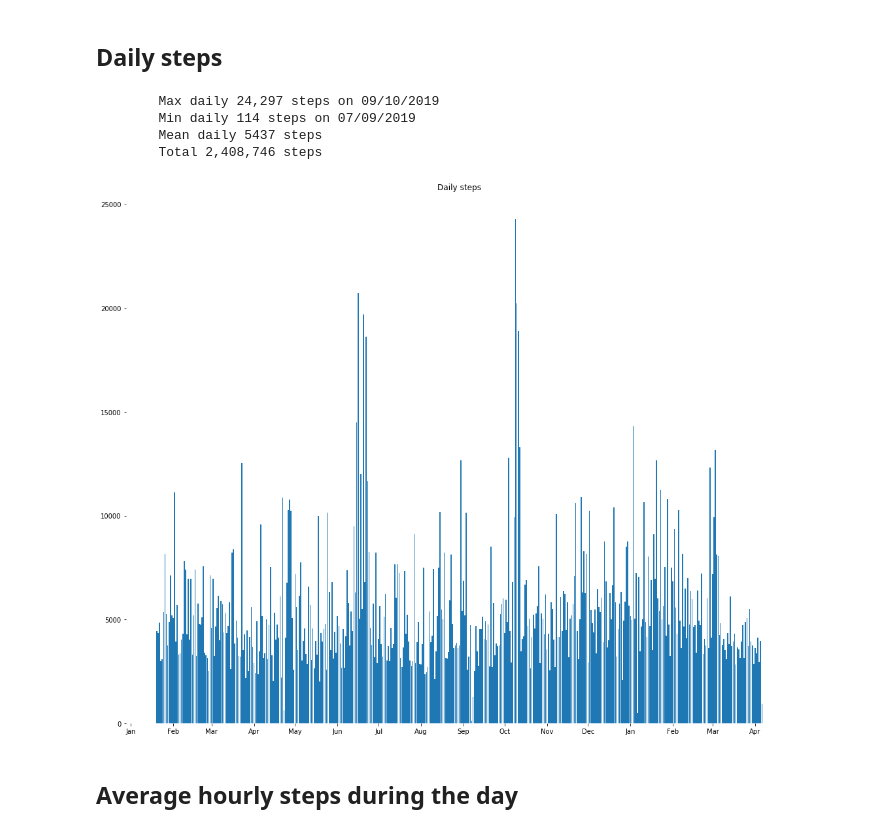
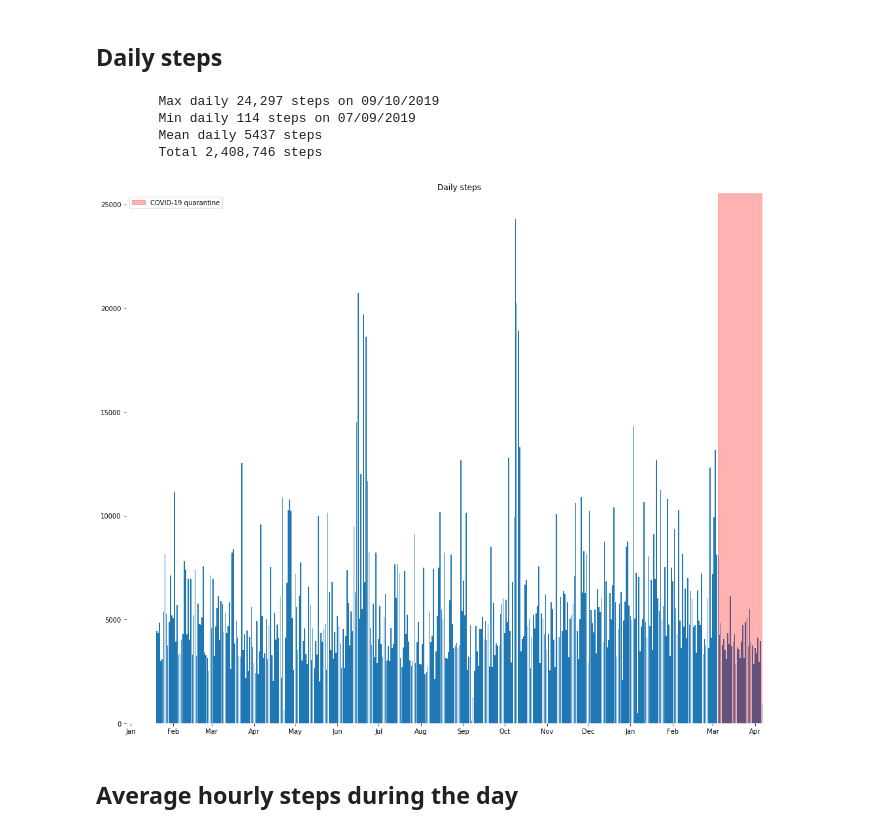
Before and after one commit to m322/portfolio, a Jupyter notebook: fitness/steps.ipynb, the cells around one changed output. Cells and saved outputs as stored; diff of their text form; code cells hidden in the pictures.

Commit message:
highlight the period of the COVID-19 quarantine

```diff
--- a/fitness/steps.ipynb
+++ b/fitness/steps.ipynb
@@ -63,26 +63,30 @@ Processing STEPS data...
 # %%
 daily_steps = df['value'].resample('D').sum()
 daily_steps = pd.to_numeric(daily_steps, downcast='unsigned')
 print(f"\tMax daily {daily_steps.max():,} steps "
       f"on {daily_steps.idxmax().strftime(DATE_FORMAT)}")
 print(f"\tMin daily {daily_steps.min()} steps "
       f"on {daily_steps.idxmin().strftime(DATE_FORMAT)}")
 print(f"\tMean daily {daily_steps.mean():.0f} steps")
 print(f"\tTotal {daily_steps.sum():,} steps")
 fig, ax = plt.subplots(figsize=(15, 12))
 ax.bar(daily_steps.index, daily_steps)
 plt.title(f'Daily steps')
 plt.box(False)
 ax.xaxis.set_major_locator(mdates.MonthLocator())
 ax.xaxis.set_major_formatter(mdates.DateFormatter('%b'))
+# highlight the period of the COVID-19 quarantine!
+ax.axvspan(pd.datetime(2020, 3, 5), pd.datetime(2020, 4, 6), alpha=0.3,
+           color='red', label='COVID-19 quarantine')
+ax.legend()
 plt.tight_layout()
 plt.savefig(OUTPUT_CHARTS_DIR + 'daily_steps.png', dpi=300)
 # %% [output]
         Max daily 24,297 steps on 09/10/2019
         Min daily 114 steps on 07/09/2019
         Mean daily 5437 steps
         Total 2,408,746 steps
-[figure, old version]
+[figure, new version]
 # %% [markdown]
 ## Average hourly steps during the day <a name="hourly"></a>
 # %%
```
